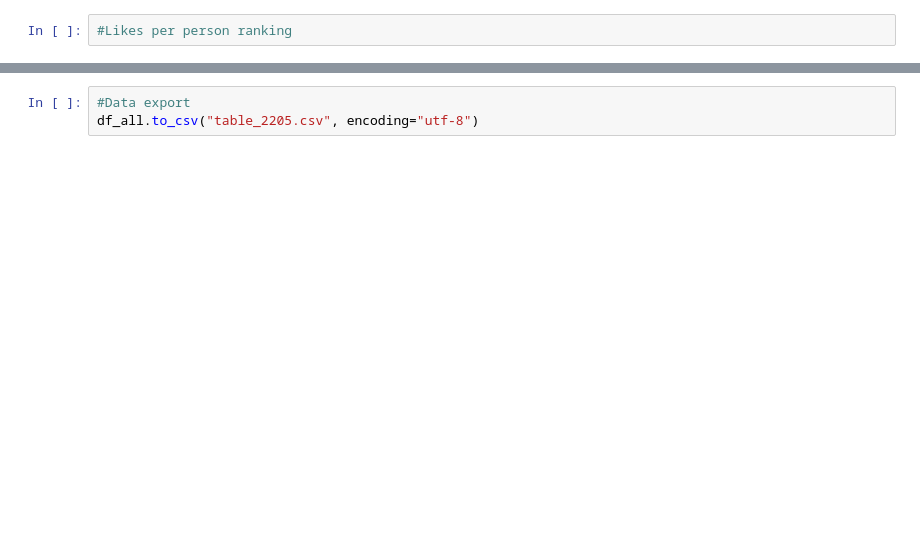
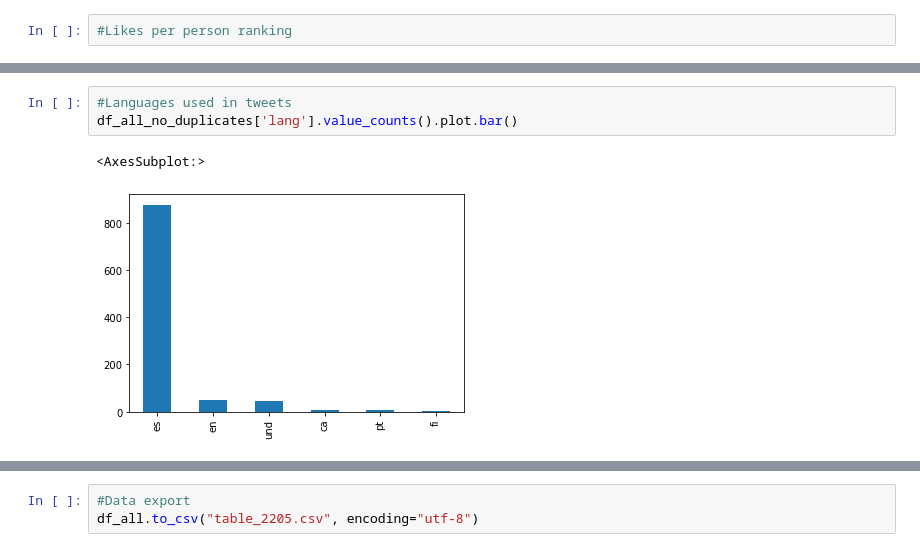
Before and after one commit to sitol/edu_, a Jupyter notebook: claustrovirtual_data_analysis.ipynb, the cells around one changed output, grey strips where cells are left out. Cells and saved outputs as stored; diff of their text form; blank space fills up the shorter version.

```diff
--- a/claustrovirtual_data_analysis.ipynb
+++ b/claustrovirtual_data_analysis.ipynb
@@ -123,0 +268,6 @@ ptweets_ordered.head(30)
+# %%
+#Languages used in tweets
+df_all_no_duplicates['lang'].value_counts().plot.bar()
+# %% [output]
+<AxesSubplot:>
+[figure, added]
```
Also changed, not shown: parts of 19 cells of this notebook.
